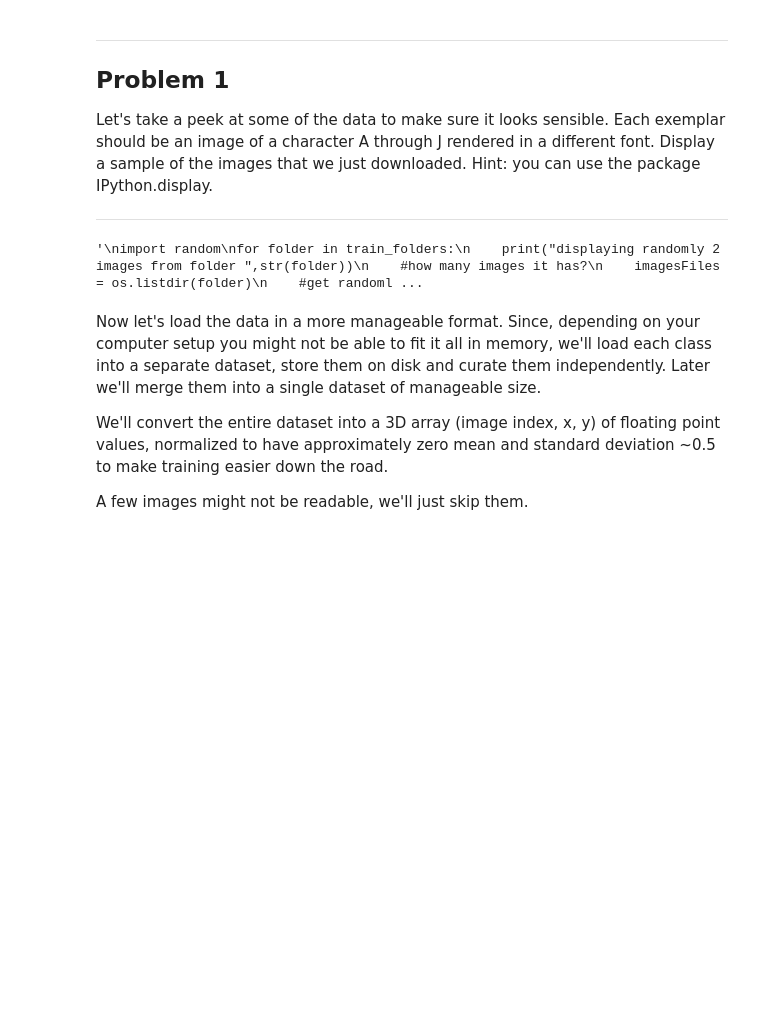
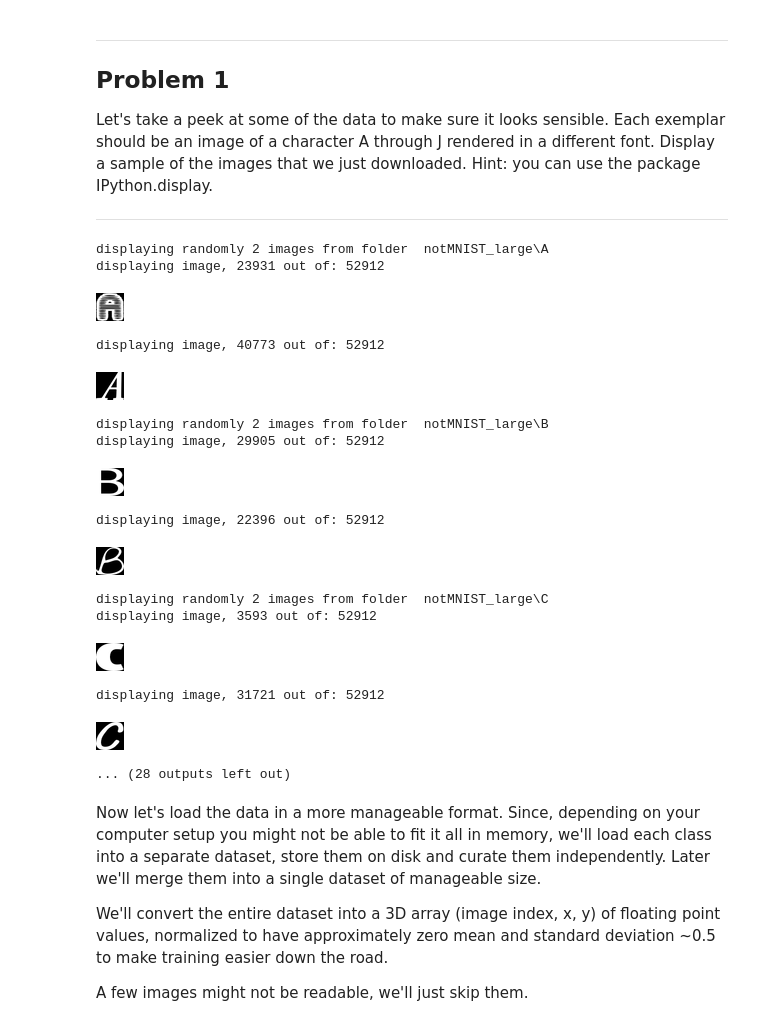
Before and after one commit to rbaral/Coursera_Natural_Language_Processing, a Jupyter notebook: lession1/1_notmnist.ipynb, the cells around one changed output. Saved outputs shown, nothing was run; the diff lists cells and outputs as text; code cells hidden in the pictures; blank space fills up the shorter version.

```diff
--- a/lession1/1_notmnist.ipynb
+++ b/lession1/1_notmnist.ipynb
@@ -116,20 +116,34 @@ Let's take a peek at some of the data to make sure it looks sensible. Each exemp
 # %%
 #display randomly 2 images from each folder
 #let us get the folder for each of the image
-'''
+
 import random
 for folder in train_folders:
     print("displaying randomly 2 images from folder ",str(folder))
     #how many images it has?
     imagesFiles = os.listdir(folder)
     #get randomly 1 filenames
-    randIndices = random.sample(range(0, len(imagesFiles)), 1)
+    randIndices = random.sample(range(0, len(imagesFiles)), 2)
     for i in randIndices:
         print("displaying image,",i, "out of:",len(imagesFiles))
         display(Image(filename = os.path.join(folder,imagesFiles[i])))
-'''
 # %% [output]
-'\nimport random\nfor folder in train_folders:\n    print("displaying randomly 2 images from folder ",str(folder))\n    #how many images it has?\n    imagesFiles = os.listdir(folder)\n    #get randoml ...
+displaying randomly 2 images from folder  notMNIST_large\A
+displaying image, 23931 out of: 52912
+[figure, added]
+displaying image, 40773 out of: 52912
+[figure, added]
+displaying randomly 2 images from folder  notMNIST_large\B
+displaying image, 29905 out of: 52912
+[figure, added]
+displaying image, 22396 out of: 52912
+[figure, added]
+displaying randomly 2 images from folder  notMNIST_large\C
+displaying image, 3593 out of: 52912
+[figure, added]
+displaying image, 31721 out of: 52912
+[figure, added]
+... (28 outputs left out)
 # %% [markdown]
 Now let's load the data in a more manageable format. Since, depending on your computer setup you might not be able to fit it all in memory, we'll load each class into a separate dataset, store them on disk and curate them independently. Later we'll merge them into a single dataset of manageable size.
 
```
Also changed, not shown: parts of 7 cells of this notebook.
